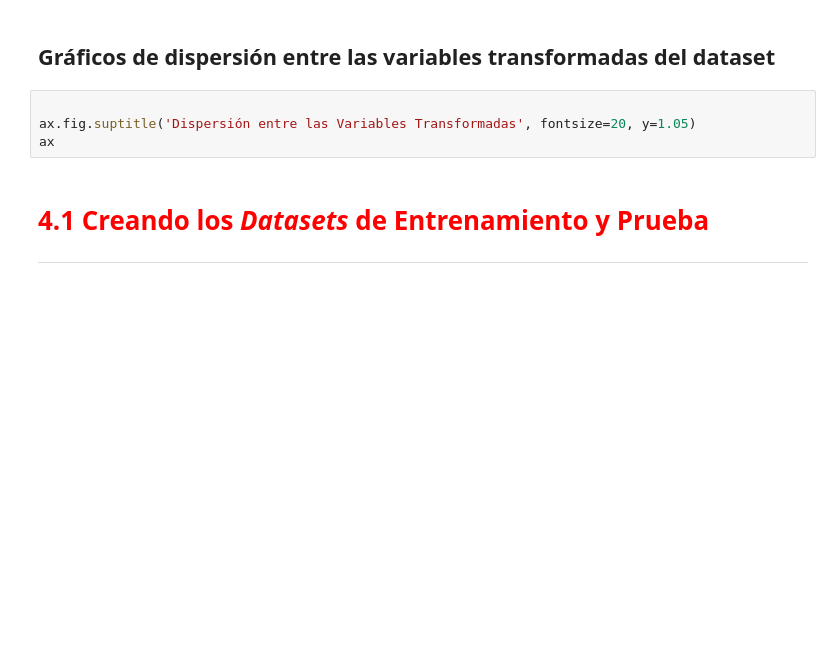
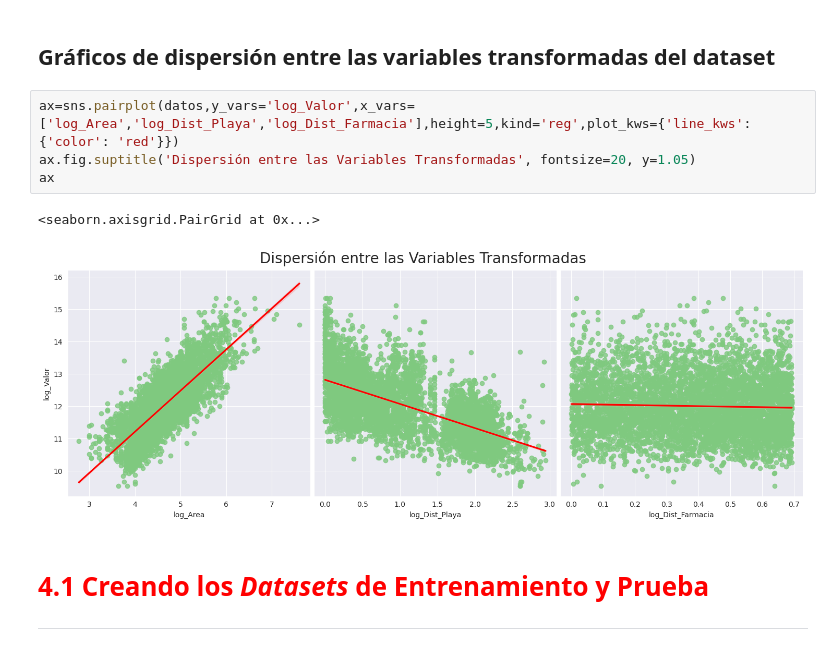
Before and after one commit to Tecindes/RegresionLineal_II, a Jupyter notebook: Regresión_Lineal_II.ipynb, the cells around one changed output. Cells and saved outputs as stored; diff of their text form; blank space fills up the shorter version.

```diff
--- a/Regresión_Lineal_II.ipynb
+++ b/Regresión_Lineal_II.ipynb
@@ -275,9 +310,12 @@ ax
 # %% [markdown]
 ## Gráficos de dispersión entre las variables transformadas del dataset
 # %%
-
+ax=sns.pairplot(datos,y_vars='log_Valor',x_vars=['log_Area','log_Dist_Playa','log_Dist_Farmacia'],height=5,kind='reg',plot_kws={'line_kws':{'color': 'red'}})
 ax.fig.suptitle('Dispersión entre las Variables Transformadas', fontsize=20, y=1.05)
 ax
+# %% [output]
+<seaborn.axisgrid.PairGrid at 0x...>
+[figure, added]
 # %% [markdown]
 # <font color='red' style='font-size: 30px;'>4.1 Creando los *Datasets* de Entrenamiento y Prueba</font>
 <hr style='border: 2px solid red;'>
```
Also changed, not shown: parts of 5 cells of this notebook.
